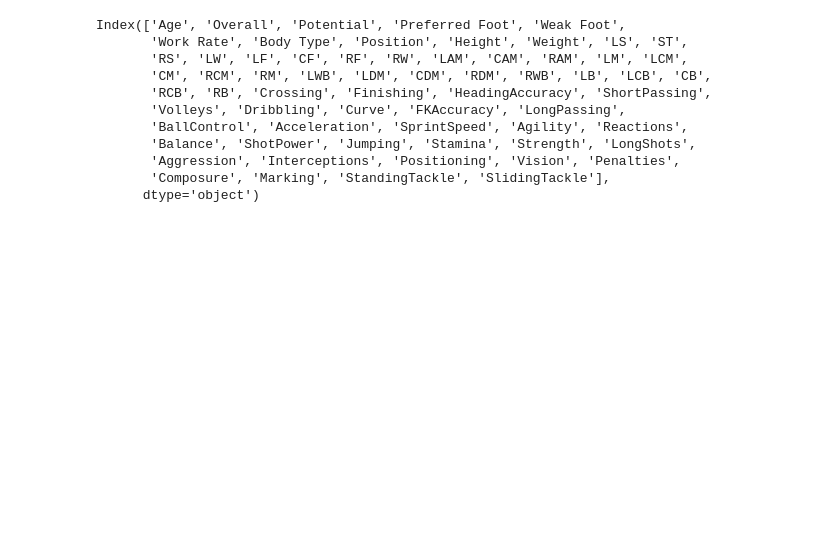
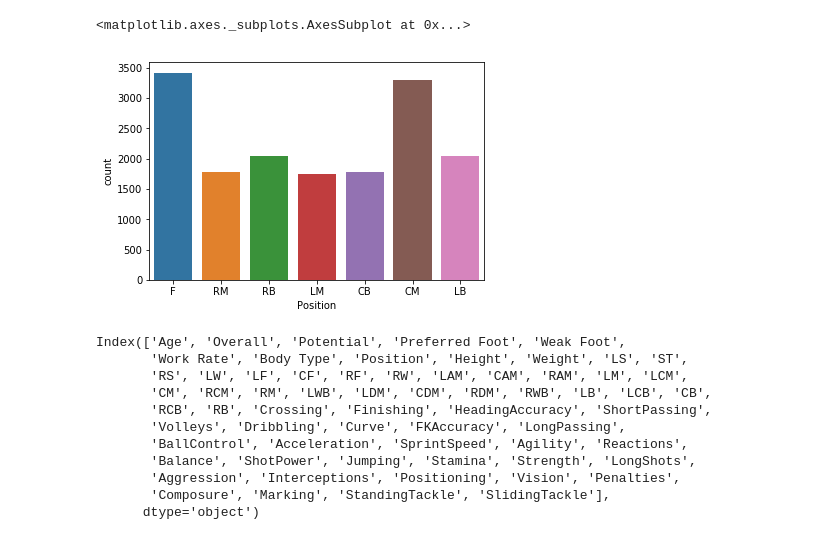
Before and after one commit to mikitachab/football-manager-ml-support, a Jupyter notebook: make_new_classes_and_features.ipynb, the cells around one changed output. Cells and saved outputs as stored; diff of their text form; code cells hidden in the pictures; blank space fills up the shorter version.

```diff
--- a/make_new_classes_and_features.ipynb
+++ b/make_new_classes_and_features.ipynb
@@ -3,7 +3,12 @@ import pandas as pd
 import seaborn as sns
 import numpy as np
 # %%
-fifa_data = pd.read_csv('csv/new_prepared_data.csv')
+fifa_data = pd.read_csv('csv/new_prepared_data_st_to_f.csv')
+# %%
+sns.countplot(fifa_data['Position'])
+# %% [output]
+<matplotlib.axes._subplots.AxesSubplot at 0x...>
+[figure, added]
 # %%
 old_features = [
     'SprintSpeed',
```
Also changed, not shown: parts of 11 cells of this notebook, 7 other files.
